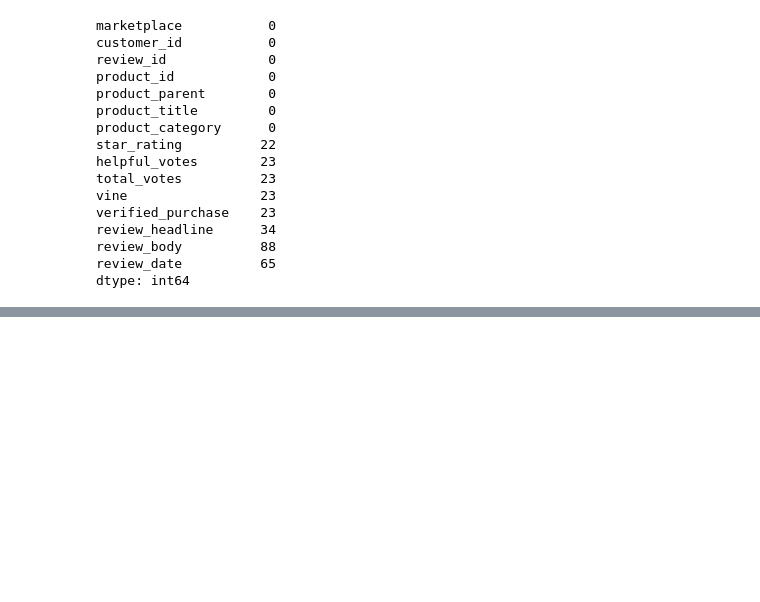
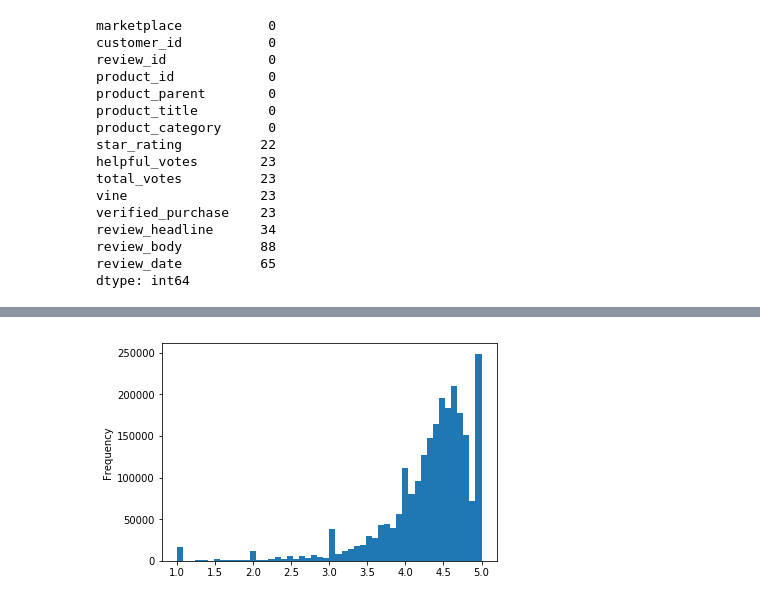
Before and after one commit to Yepadee/ads-cwk, a Jupyter notebook: Preliminary.ipynb, the cells around one changed output, grey strips where cells are left out. Saved outputs shown, nothing was run; the diff lists cells and outputs as text; code cells hidden in the pictures; blank space fills up the shorter version.

Commit message:
Average Reviews Histogram

```diff
--- a/Preliminary.ipynb
+++ b/Preliminary.ipynb
@@ -183,0 +164,4 @@ sorted_rows.tail(50)
+# %%
+ax = sorted_rows["avg_rating"].plot.hist(bins = 50)
+# %% [output]
+[figure, added]
```
Also changed, not shown: parts of 1 cell of this notebook.
